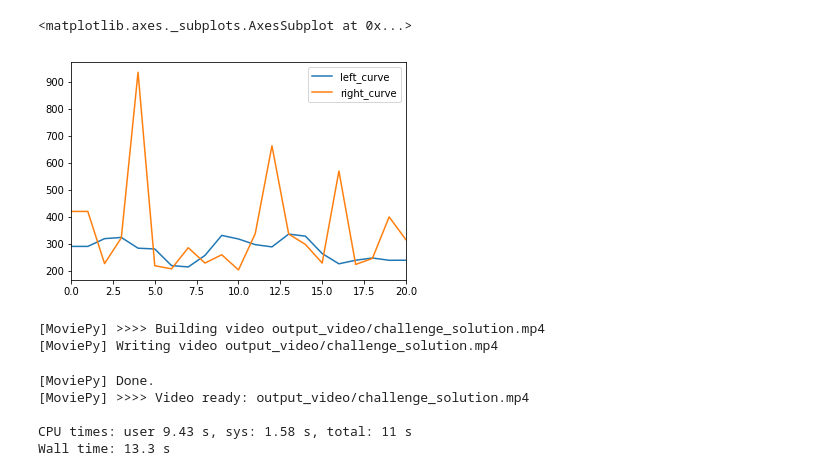
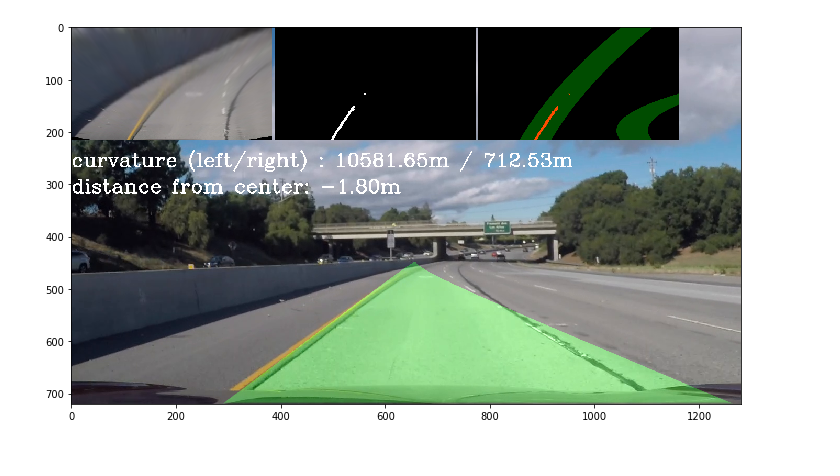
Before and after one commit to i-aki-y/selfdrivingcar-project4, a Jupyter notebook: AdvanLaneFinding.ipynb, the cells around one changed output. Saved outputs shown, nothing was run; the diff lists cells and outputs as text; code cells hidden in the pictures.

Commit message:
first submission.

```diff
--- a/AdvanLaneFinding.ipynb
+++ b/AdvanLaneFinding.ipynb
@@ -142,12 +180,12 @@ def process_image(image):
 # %%
-white_output = 'output_video/project_solution.mp4'
+white_output = 'output_video/challenge_solution.mp4'
 ## To speed up the testing process you may want to try your pipeline on a shorter subclip of the video
 ## To do so add .subclip(start_second,end_second) to the end of the line below
 ## Where start_second and end_second are integer values representing the start and end of the subclip
 ## You may also uncomment the following line for a subclip of the first 5 seconds
 ##clip1 = VideoFileClip("test_videos/solidWhiteRight.mp4").subclip(0,5)
-clip = VideoFileClip("project_video.mp4")
-clip = clip.set_fps(4)
+clip = VideoFileClip("challenge_video.mp4")
+#clip = clip.set_fps(5)
 white_clip = clip.fl_image(process_image) #NOTE: this function expects color images!!
 %time white_clip.write_videofile(white_output, audio=False)
 # %% [output]
@@ -161,27 +199,10 @@ Wall time: 44.7 s
-# %%
-import pandas as pd
-df_curve = pd.DataFrame(curve_hist)
-
-df_curve.plot()
-# %% [output]
-<matplotlib.axes._subplots.AxesSubplot at 0x...>
-[figure, removed]
-# %%
-white_output = 'output_video/challenge_solution.mp4'
-## To speed up the testing process you may want to try your pipeline on a shorter subclip of the video
-## To do so add .subclip(start_second,end_second) to the end of the line below
-## Where start_second and end_second are integer values representing the start and end of the subclip
-## You may also uncomment the following line for a subclip of the first 5 seconds
-##clip1 = VideoFileClip("test_videos/solidWhiteRight.mp4").subclip(0,5)
-clip = VideoFileClip("challenge_video.mp4")
-clip = clip.set_fps(5)
-white_clip = clip.fl_image(process_image) #NOTE: this function expects color images!!
-%time white_clip.write_videofile(white_output, audio=False)
-# %% [output]
-[MoviePy] >>>> Building video output_video/challenge_solution.mp4
-[MoviePy] Writing video output_video/challenge_solution.mp4
-[MoviePy] Done.
-[MoviePy] >>>> Video ready: output_video/challenge_solution.mp4
-
-CPU times: user 9.43 s, sys: 1.58 s, total: 11 s
-Wall time: 13.3 s
+# %%
+img = clip.get_frame(0.5)
+plt.figure(figsize=(12, 8))
+img = process_image(img)
+plt.imshow(img)
+
+if save_image:
+    plt.savefig("./output_images/challange_example.png", bbox_inches="tight")
+# %% [output]
+[figure, added]
```
Also changed, not shown: parts of 7 cells of this notebook, 14 other files.
